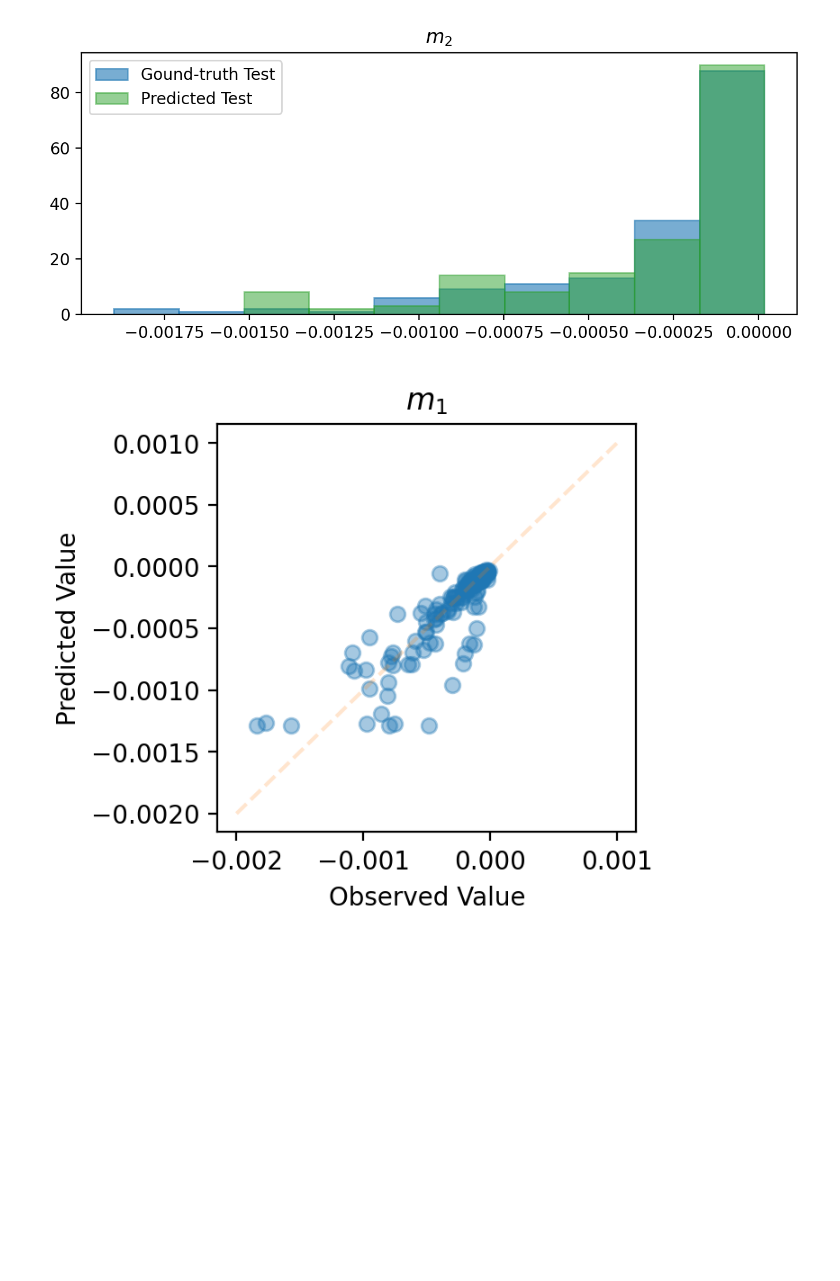
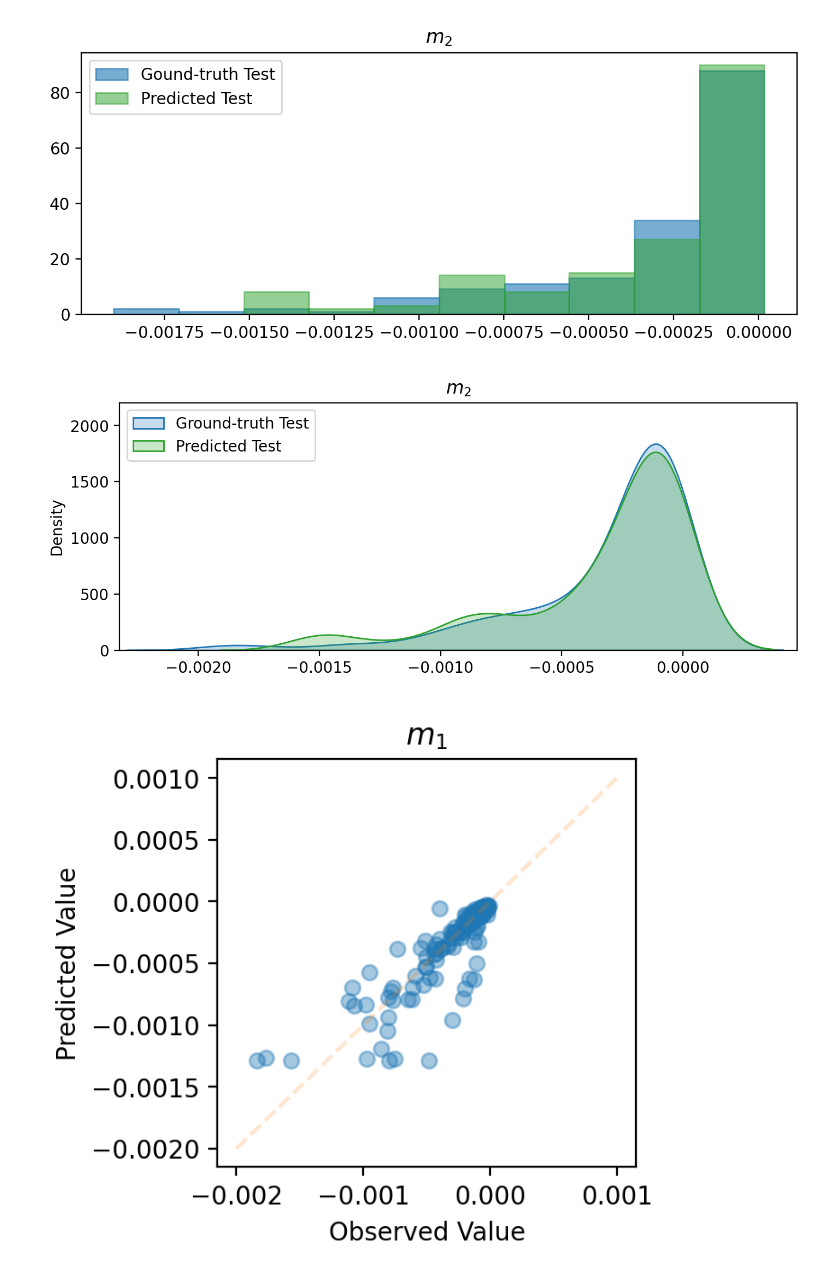
Before and after one commit to TRI-AMDD/bye-cycle, a Jupyter notebook: examples/LFP.ipynb, the cells around one changed output. Drawn from its saved outputs; the diff is of its cells as text; code cells hidden in the pictures; blank space fills up the shorter version.

```diff
--- a/examples/LFP.ipynb
+++ b/examples/LFP.ipynb
@@ -785,6 +785,8 @@ sns.kdeplot(slopes_test[:,0], alpha=0.25, label='Ground-truth Test', color='C0',
 sns.kdeplot(Y_hat_test[:,0],  alpha=0.25, label='Predicted Test', color='C2', fill=True)
 ax.set_title(r'$m_1$')
 plt.legend(loc='upper left')
+ymin, ymax = plt.ylim()
+xmin, xmax = plt.xlim()
 plt.savefig(f'media/LFP/img/m1_kde_in_{input_window_size}_out_{output_window_size}_window.png', dpi=400, transparent=False)
 # %% [output]
 [figure]
@@ -809,6 +802,17 @@ plt.legend()
 plt.savefig(f'media/LFP/img/m2_hist_in_{input_window_size}_out_{output_window_size}_window.png', dpi=400, transparent=False)
 # %% [output]
 [figure]
+# %%
+fig, ax = plt.subplots(1, dpi=200, figsize=(8,3), facecolor='white')
+sns.kdeplot(slopes_test[:,1], alpha=0.25, label='Ground-truth Test', color='C0', fill=True)
+sns.kdeplot(Y_hat_test[:,1],  alpha=0.25, label='Predicted Test', color='C2', fill=True)
+ax.set_title(r'$m_2$')
+plt.legend(loc='upper left')
+plt.xlim([xmin, xmax])
+plt.ylim([ymin, ymax])
+plt.savefig(f'media/LFP/img/m2_kde_in_{input_window_size}_out_{output_window_size}_window.png', dpi=400, transparent=False)
+# %% [output]
+[figure, added]
 # %%
 from sklearn.metrics import r2_score
 plt.figure(figsize=(3, 3), dpi=200, facecolor='white')
```
Also changed, not shown: parts of 1 cell of this notebook.
